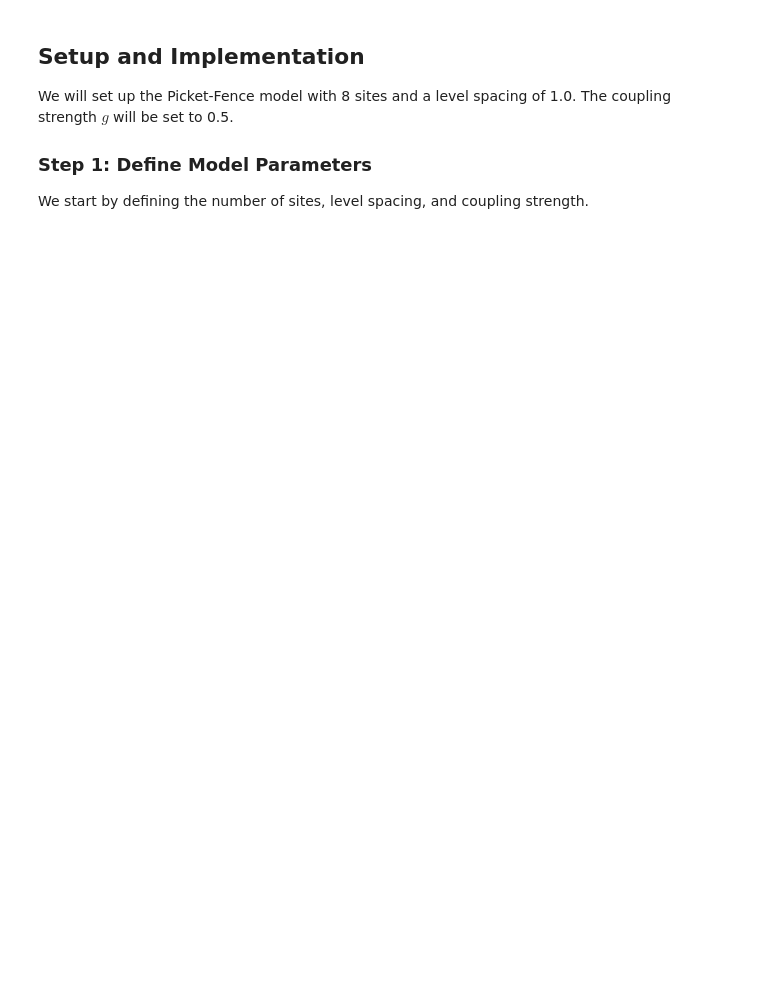
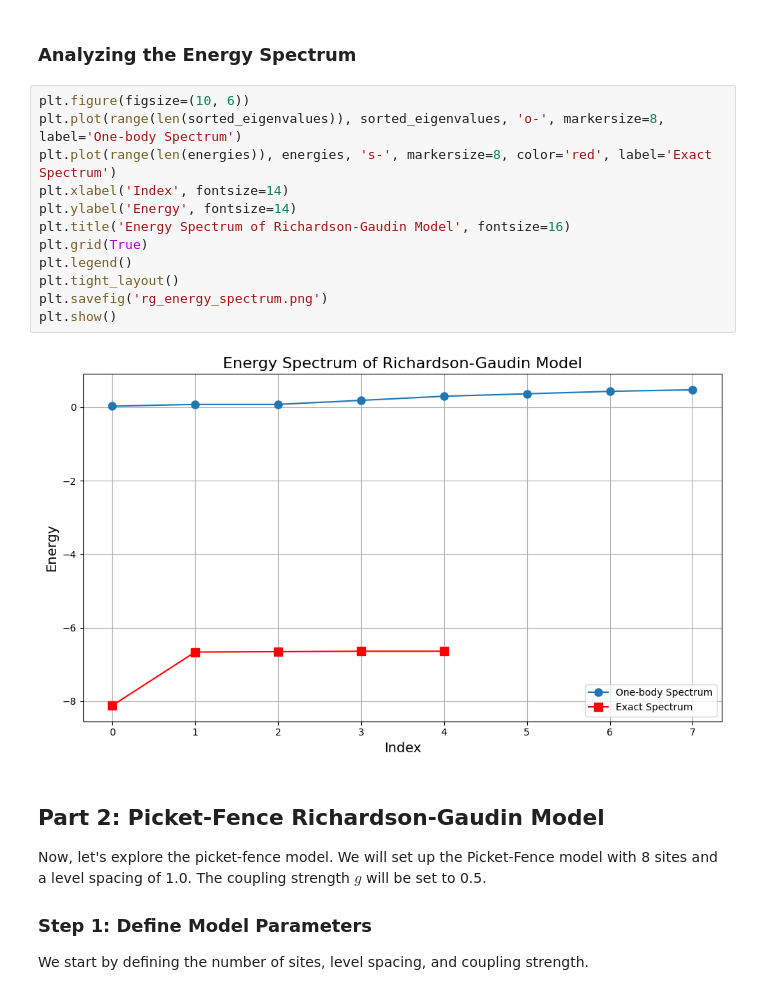
Before and after one commit to theochem/ModelHamiltonian, a Jupyter notebook: examples/picketf.ipynb, the cells around one changed output. Drawn from its saved outputs; the diff is of its cells as text; blank space fills up the shorter version.

```diff
--- a/examples/picketf.ipynb
+++ b/examples/picketf.ipynb
@@ -22,7 +179,23 @@ where:
+# %% [markdown]
+### Analyzing the Energy Spectrum
+# %%
+plt.figure(figsize=(10, 6))
+plt.plot(range(len(sorted_eigenvalues)), sorted_eigenvalues, 'o-', markersize=8, label='One-body Spectrum')
+plt.plot(range(len(energies)), energies, 's-', markersize=8, color='red', label='Exact Spectrum')
+plt.xlabel('Index', fontsize=14)
+plt.ylabel('Energy', fontsize=14)
+plt.title('Energy Spectrum of Richardson-Gaudin Model', fontsize=16)
+plt.grid(True)
+plt.legend()
+plt.tight_layout()
+plt.savefig('rg_energy_spectrum.png')
+plt.show()
+# %% [output]
+[figure, added]
 # %% [markdown]
-## Setup and Implementation
+## Part 2: Picket-Fence Richardson-Gaudin Model
 
-We will set up the Picket-Fence model with 8 sites and a level spacing of 1.0. The coupling strength $g$ will be set to 0.5.
+Now, let's explore the picket-fence model. We will set up the Picket-Fence model with 8 sites and a level spacing of 1.0. The coupling strength $g$ will be set to 0.5.
 
 ### Step 1: Define Model Parameters
 We start by defining the number of sites, level spacing, and coupling strength.
```
Also changed, not shown: parts of 12 cells of this notebook.
